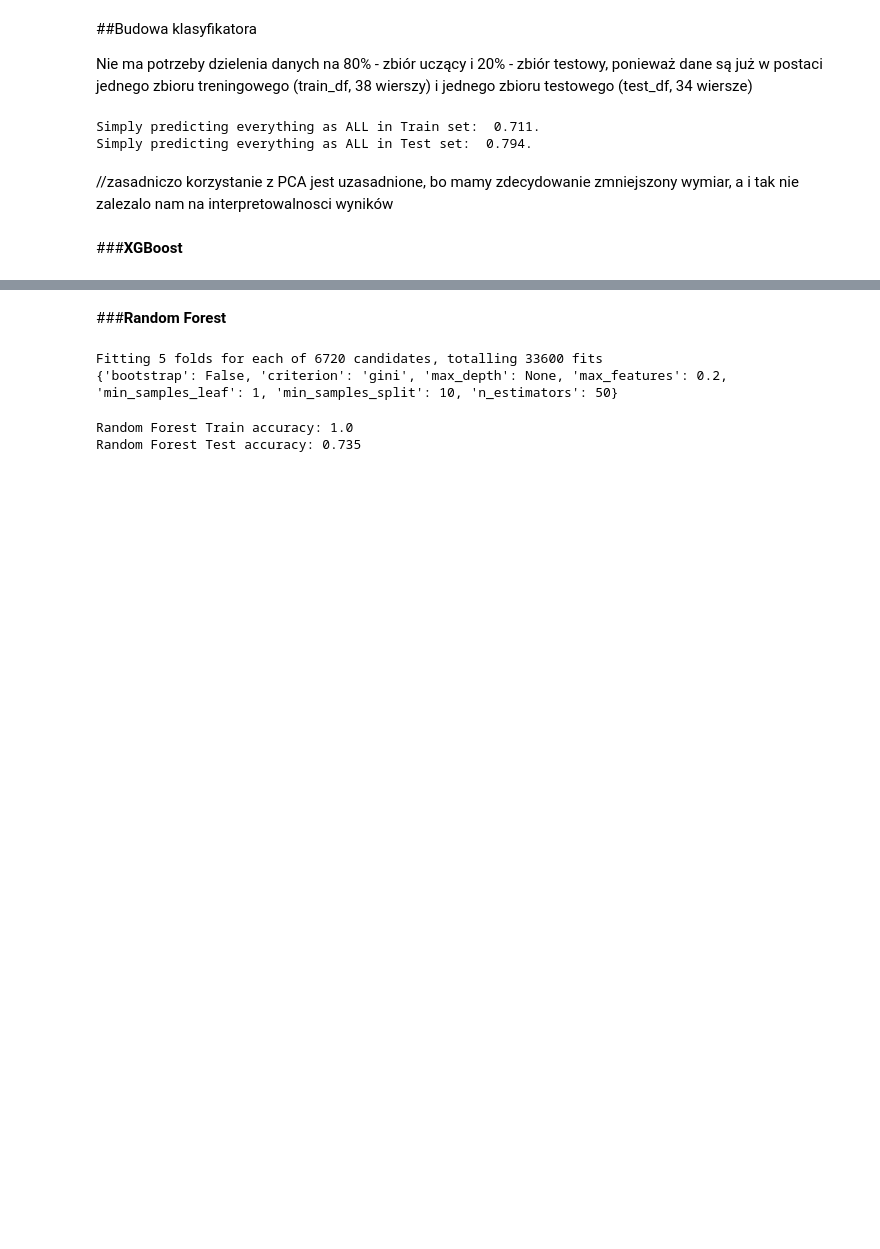
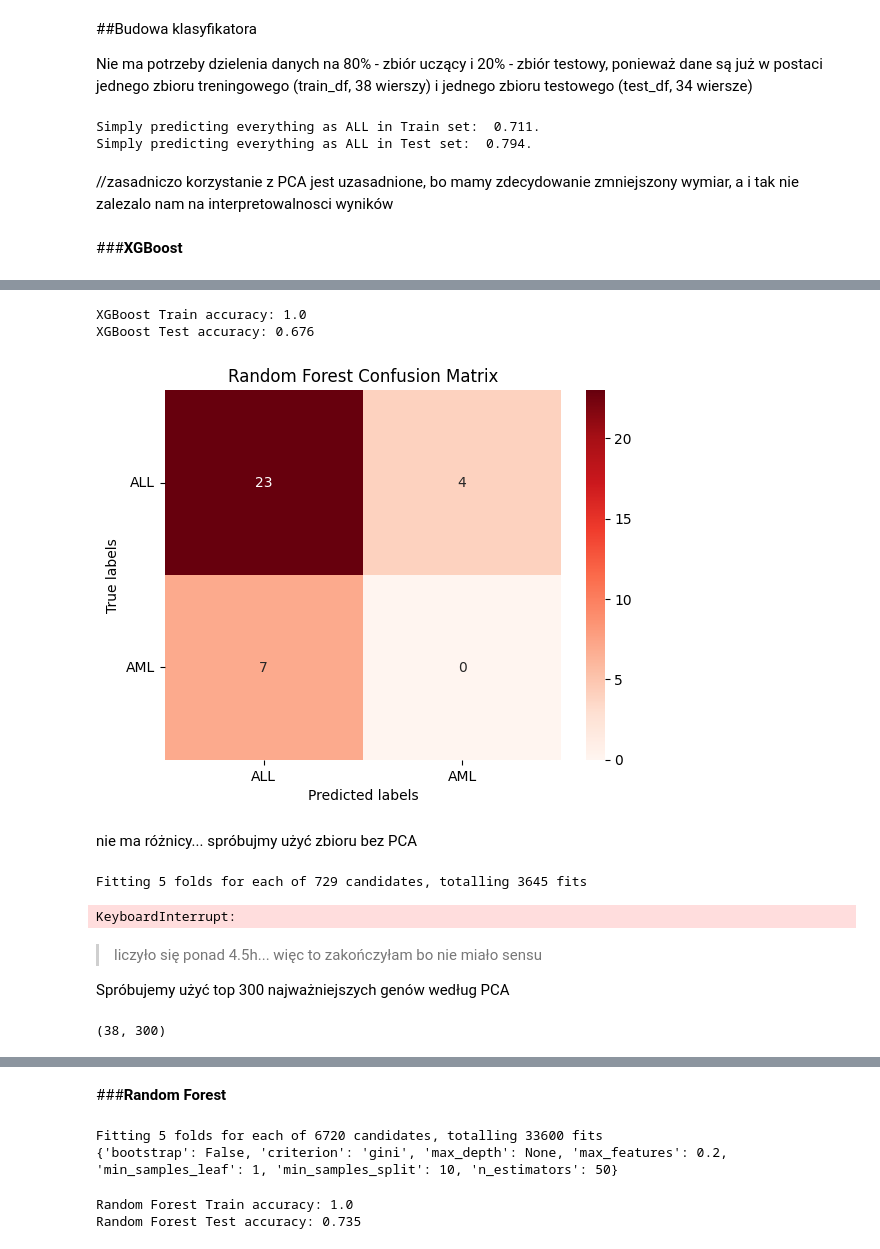
Before and after one commit to szezlong/gene-classification, a Jupyter notebook: Gene_Classification.ipynb, the cells around one changed output, grey strips where cells are left out. Cells and saved outputs as stored; diff of their text form; code cells hidden in the pictures; blank space fills up the shorter version.

```diff
--- a/Gene_Classification.ipynb
+++ b/Gene_Classification.ipynb
@@ -372,0 +470,62 @@ Simply predicting everything as ALL in Test set:  0.794.
+# %%
+xgb = XGBClassifier(eta= 0.08, max_depth= None, min_child_weight= 1, n_estimators= 140, subsample= 0.8)
+xgb.fit(X_train, y_train)
+
+train_pred = xgb.predict(X_train)
+print('XGBoost Train accuracy:', round(accuracy_score(y_train, train_pred), 3))
+
+test_pred = xgb.predict(X_test)
+print('XGBoost Test accuracy:', round(accuracy_score(y_test, test_pred), 3))
+
+cm_rf = confusion_matrix(y_test, test_pred)
+
+plt.figure(figsize=(6, 4))
+
+ax = plt.subplot()
+sns.heatmap(cm_rf, annot=True, ax = ax, fmt='g', cmap='Reds')
+
+labels = ['ALL', 'AML']
+
+ax.set_xlabel('Predicted labels')
+ax.set_ylabel('True labels')
+ax.set_title('Random Forest Confusion Matrix')
+ax.xaxis.set_ticklabels(labels)
+ax.yaxis.set_ticklabels(labels, rotation=360);
+# %% [output]
+XGBoost Train accuracy: 1.0
+XGBoost Test accuracy: 0.676
+[figure, added]
+# %% [markdown]
+nie ma różnicy... spróbujmy użyć zbioru bez PCA
+# %%
+params = {
+    'eta': [0.05, 0.01, 0.1],
+    'max_depth': [None, 4, 8],
+    'subsample': [0.6, 0.8, 1.0],
+    'colsample_bytree':  [0.6, 0.8, 1.0],
+    'n_estimators': [100, 150, 200],
+    'min_child_weight': [1, 8, 12],
+}
+
+grid_search_xgb = GridSearchCV(
+    estimator=XGBClassifier(random_state=0),
+    param_grid=params,
+    cv=5,
+    scoring='accuracy',
+    n_jobs=5,
+    verbose=1,
+)
+
+grid_search_xgb.fit(train_scaled, y_train)
+print(grid_search_xgb.best_params_)
+# %% [output]
+Fitting 5 folds for each of 729 candidates, totalling 3645 fits
+KeyboardInterrupt:
+# %% [markdown]
+> liczyło się ponad 4.5h... więc to zakończyłam bo nie miało sensu
+
+Spróbujemy użyć top 300 najważniejszych genów według PCA
+# %%
+X_train_selected.shape
+# %% [output]
+(38, 300)
```
Also changed, not shown: parts of 21 cells of this notebook.
